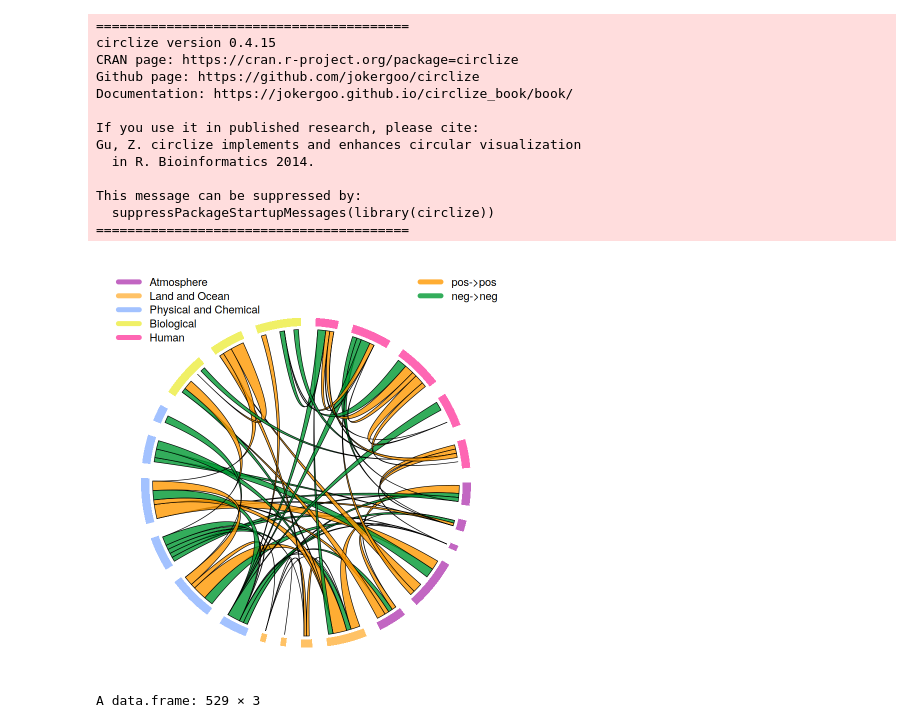
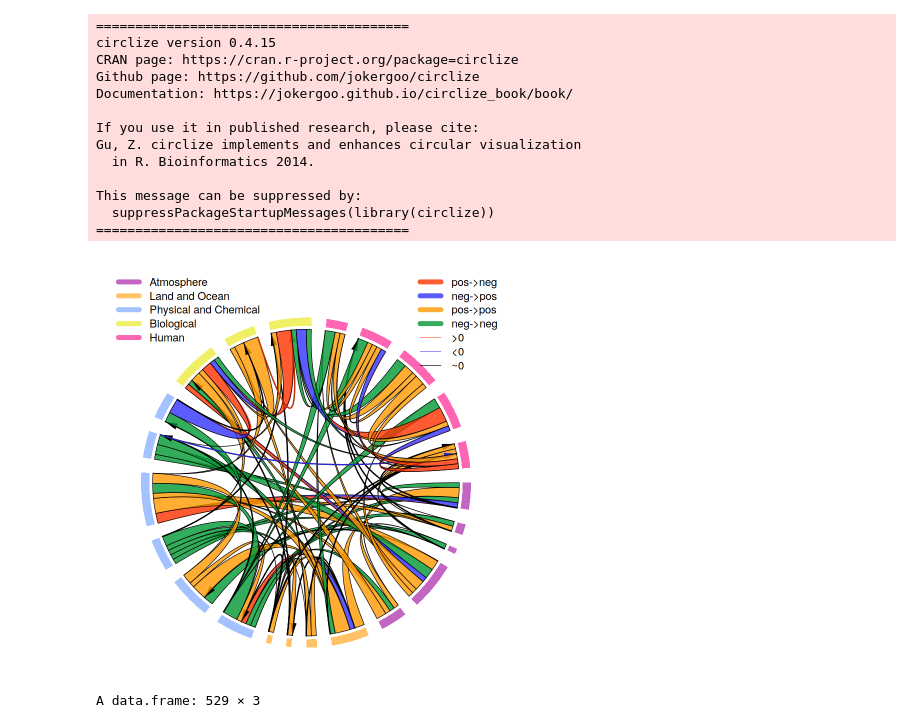
Before and after one commit to GBuenvar/Articx, a Jupyter notebook: WDSN_plot.ipynb, the cells around one changed output. Drawn from its saved outputs; the diff is of its cells as text; code cells hidden in the pictures.

```diff
--- a/WDSN_plot.ipynb
+++ b/WDSN_plot.ipynb
@@ -16,8 +16,8 @@ This message can be suppressed by:
 ========================================
 # %%
 plot_reciprocals = TRUE
-plot_nonreciprocals = FALSE
-plot_unknowns = FALSE
+plot_nonreciprocals = TRUE
+plot_unknowns = TRUE
 # %%
 # create a matrix [0,1,2; 2,0,-1, -1,1,0]
 mat = matrix(c(0,1,2, 2,0,-1, -1,1,0), nrow = 3, ncol = 3, byrow = TRUE)
@@ -27,7 +27,8 @@ mat = matrix(sample(c(-5:5,0), 100, replace = TRUE), nrow = 10, ncol = 10)
 diag(mat) = 0
 
 # read the matrix from a file
-mat = read.table("matrix_decoded.csv", sep=";")
+# mat = read.table("matrix_decoded.csv", sep=";")
+mat = read.table("Final_matrix_decoded.csv", sep=";")
 mat = as.matrix(mat
                 )
 
@@ -79,12 +80,15 @@ data_start_end = data.frame(
 
 
 
+
 # Initialize the plot.
 par(mar = c(1, 1, 1, 1) )
 total_gap = 120
 gap_degree = total_gap /nrow(mat)
 circos.par(gap.degree = gap_degree, "canvas.xlim" = c(-1, 1), "canvas.ylim" = c(-1, 1.2))
+circos.par(cell.padding = c(0.02, 0, 0.02, 0))
 circos.initialize(factors = df$factor, x = df$x)
+
 
 
 # Create a vector of N distinct colors (N = number of rows of the matrix) using pastel colors
@@ -119,6 +123,7 @@ cols = c(atmos_col,
             human_col,
             human_col
 )
+
 
 
 
@@ -218,58 +223,58 @@ cex = 1.1,
 ncol = 1
 )
 
+legend(
+"topright",
+legend = c("pos->neg", "neg->pos", "pos->pos", "neg->neg", ">0", "<0", "~0"),
+col = c(red, blue, pink, green, red, blue, "black"),
+lty = c(1, 1, 1, 1, 1, 1, 1),
+lwd = c(8, 8, 8, 8, 1, 1, 1),
+bty = "n",
+cex = 1.1,
+ncol = 1
+)
+
 # legend(
 # "topright",
-# legend = c("pos->neg", "neg->pos", "pos->pos", "neg->neg", ">0", "<0", "~0"),
-# col = c(red, blue, pink, green, red, blue, "black"),
-# lty = c(1, 1, 1, 1, 1, 1, 1),
-# lwd = c(8, 8, 8, 8, 1, 1, 1),
+# legend = c("pos->pos", "neg->neg"),
+# col = c(pink, green),
+# lty = c(1, 1),
+# lwd = c(8, 8),
 # bty = "n",
 # cex = 1.1,
 # ncol = 1
 # )
-
-legend(
-"topright",
-legend = c("pos->pos", "neg->neg"),
-col = c(pink, green),
-lty = c(1, 1),
-lwd = c(8, 8),
-bty = "n",
-cex = 1.1,
-ncol = 1
-)
 
 # legend(
 # "topright",
 # legend = c("pos->neg", "neg->pos"),
 # col = c(red, blue),
 # lty = c(1, 1),
 # lwd = c(8, 8),
 # bty = "n",
 # cex = 1.1,
 # ncol = 1
 # )
 
 
 # legend(
 # "topright",
 # legend = c(">0", "<0", "~0"),
 # col = c(red, blue, "black"),
 # lty = 1,
 # lwd = 1,
 # bty = "n",
 # cex = 1.1,
 # ncol = 1
 # )
 # save the plot
 
 
 
 
 circos.clear()
 # %% [output]
-[figure, old version]
+[figure, new version]
 # %%
 rownames(mat) = colnames(mat) = 1:nrow(mat)
 
```
Also changed, not shown: 11 other files.
